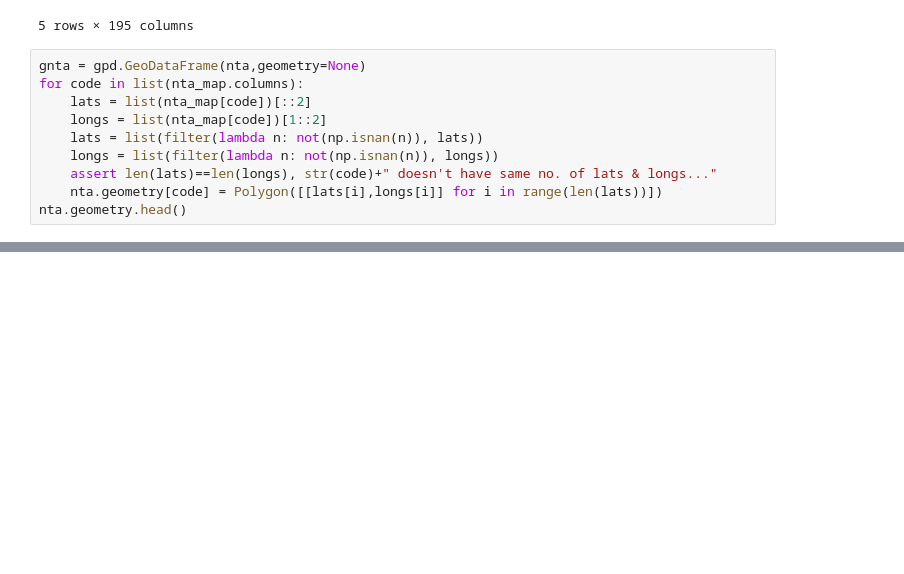
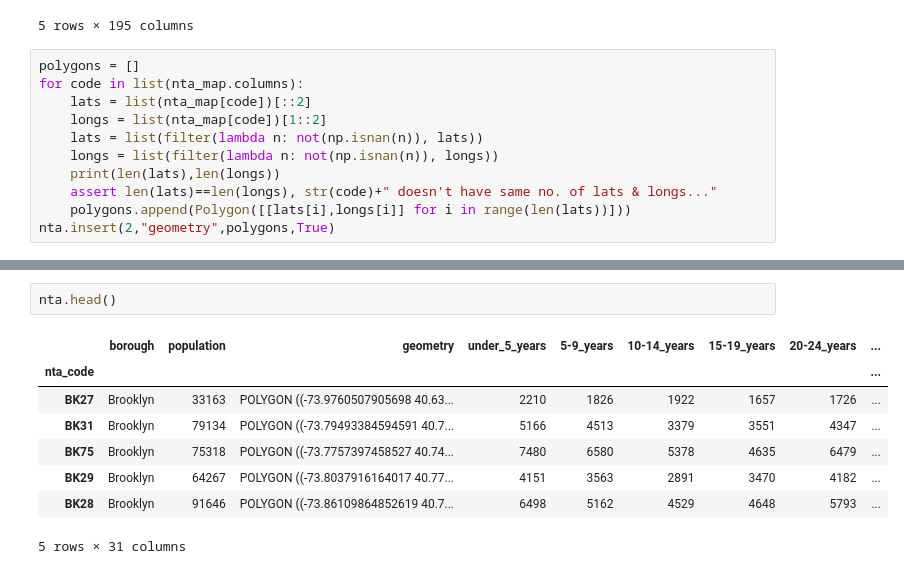
Before and after one commit to fpervaiz/LondonSpringDatathon2020, a Jupyter notebook: clean_nta.ipynb, the cells around one changed output, grey strips where cells are left out. Saved outputs shown, nothing was run; the diff lists cells and outputs as text; blank space fills up the shorter version.

```diff
--- a/clean_nta.ipynb
+++ b/clean_nta.ipynb
@@ -82,13 +86,14 @@ nta_map.head()
 | 4 | -73.977000 | -73.794579 | -73.778060 | -73.798653 | -73.859668 | -73.896303 | -73.872983 | -73.754702 | -73.946720 | -73.758598 | ... | ... |
 5 rows × 195 columns
 # %%
-gnta = gpd.GeoDataFrame(nta,geometry=None)
+polygons = []
 for code in list(nta_map.columns):
     lats = list(nta_map[code])[::2]
     longs = list(nta_map[code])[1::2]
     lats = list(filter(lambda n: not(np.isnan(n)), lats))
     longs = list(filter(lambda n: not(np.isnan(n)), longs))
+    print(len(lats),len(longs))
     assert len(lats)==len(longs), str(code)+" doesn't have same no. of lats & longs..."
-    nta.geometry[code] = Polygon([[lats[i],longs[i]] for i in range(len(lats))])
-nta.geometry.head()
+    polygons.append(Polygon([[lats[i],longs[i]] for i in range(len(lats))]))
+nta.insert(2,"geometry",polygons,True)
 # %% [output]
@@ -95,0 +117,11 @@ TypeError: 'Polygon' object does not support item assignment
+# %%
+nta.head()
+# %% [output]
+|  | borough | population | geometry | under_5_years | 5-9_years | 10-14_years | 15-19_years | 20-24_years | ... |
+| nta_code |  |  |  |  |  |  |  |  | ... |
+| BK27 | Brooklyn | 33163 | POLYGON ((-73.9760507905698 40.63... | 2210 | 1826 | 1922 | 1657 | 1726 | ... |
+| BK31 | Brooklyn | 79134 | POLYGON ((-73.79493384594591 40.7... | 5166 | 4513 | 3379 | 3551 | 4347 | ... |
+| BK75 | Brooklyn | 75318 | POLYGON ((-73.7757397458527 40.74... | 7480 | 6580 | 5378 | 4635 | 6479 | ... |
+| BK29 | Brooklyn | 64267 | POLYGON ((-73.8037916164017 40.77... | 4151 | 3563 | 2891 | 3470 | 4182 | ... |
+| BK28 | Brooklyn | 91646 | POLYGON ((-73.86109864852619 40.7... | 6498 | 5162 | 4529 | 4648 | 5793 | ... |
+5 rows × 31 columns
```
Also changed, not shown: parts of 6 cells of this notebook, 1 other file.
